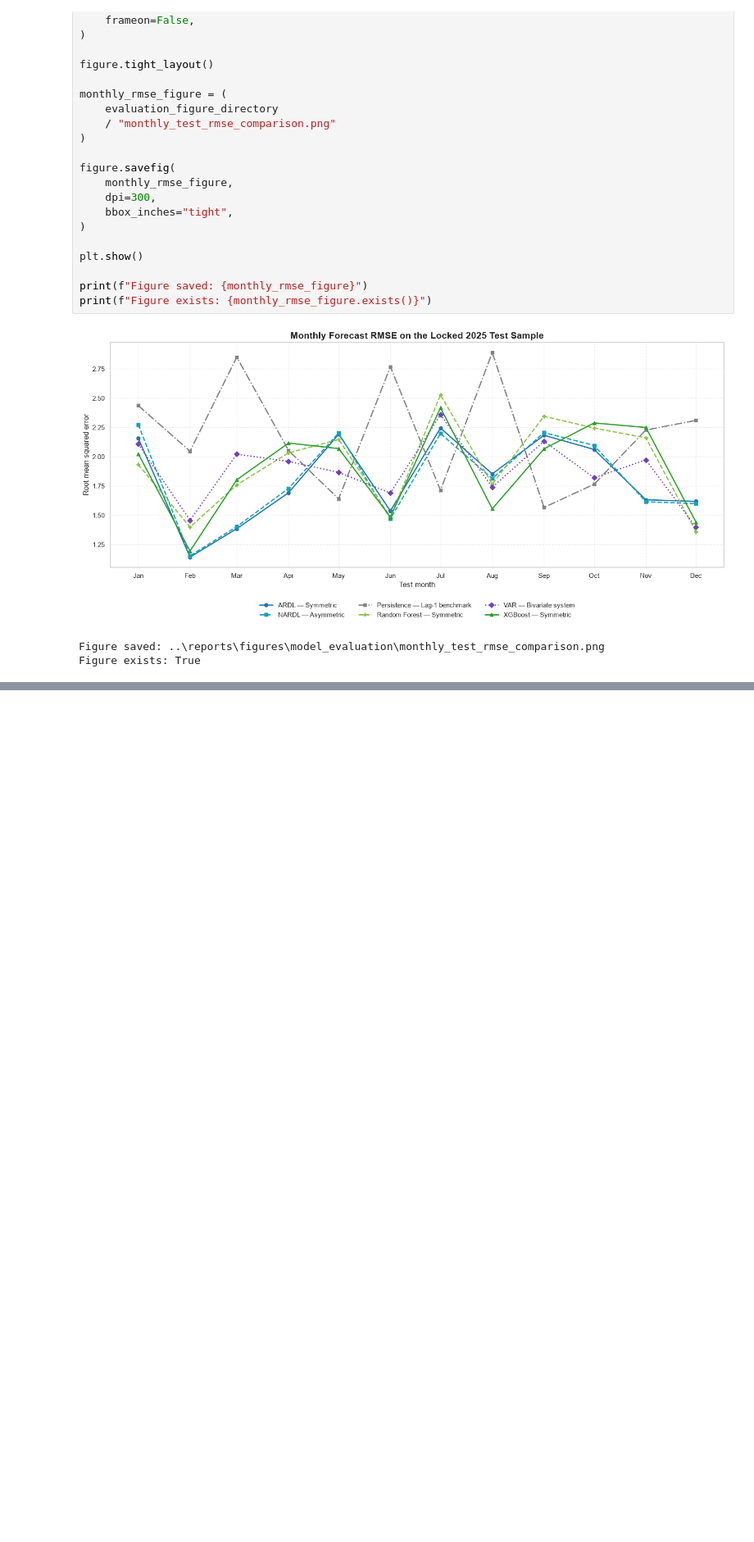
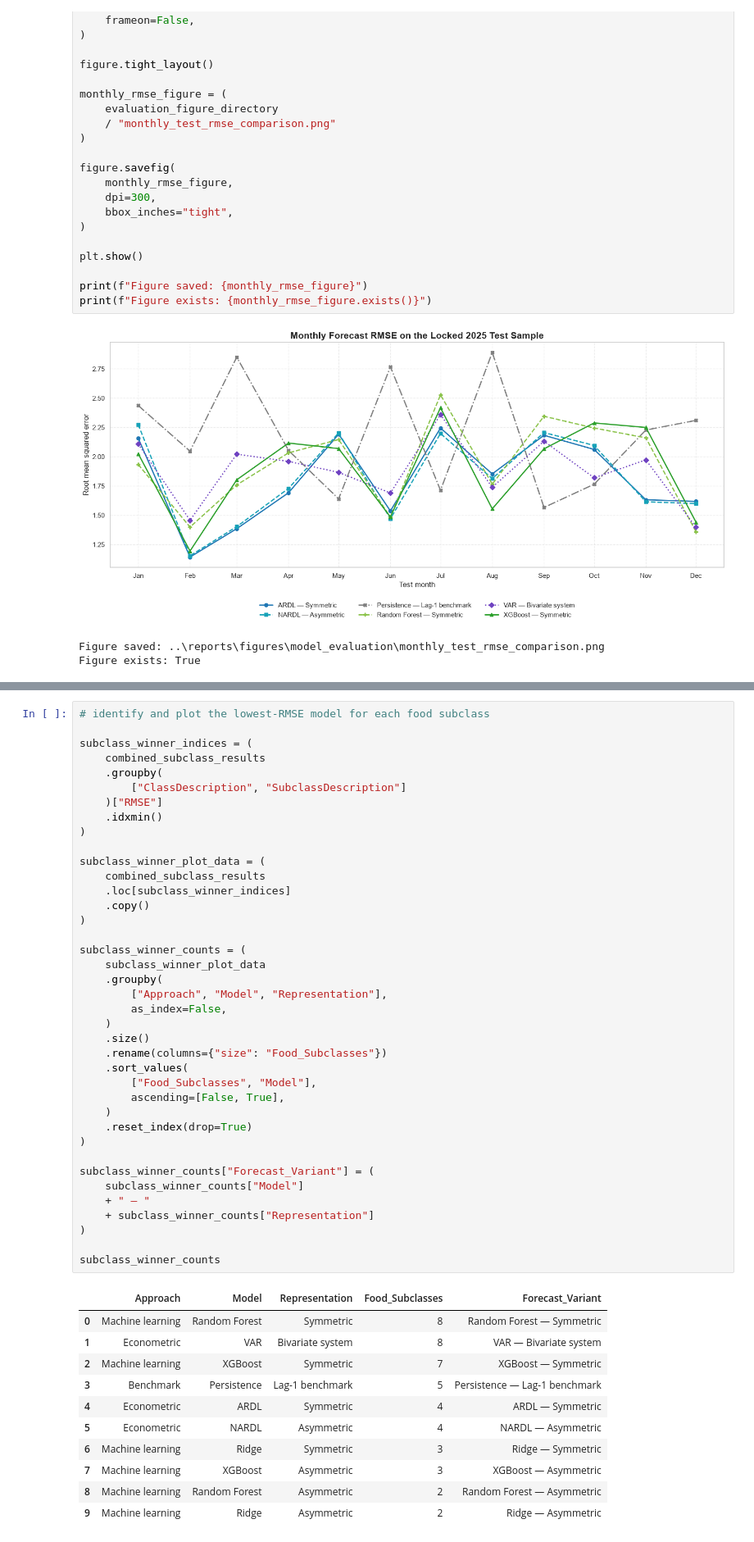
Before and after one commit to MasindiManaga/ERPT_ML_Research, a Jupyter notebook: notebooks/09_Machine_Learning_Evaluation_and_Comparison.ipynb, the cells around one changed output, grey strips where cells are left out. Shown at 82% size. Drawn from its saved outputs; the diff is of its cells as text; blank space fills up the shorter version.

```diff
--- a/notebooks/09_Machine_Learning_Evaluation_and_Comparison.ipynb
+++ b/notebooks/09_Machine_Learning_Evaluation_and_Comparison.ipynb
@@ -3580,0 +3735,51 @@ Figure exists: True
+# %%
+# identify and plot the lowest-RMSE model for each food subclass
+
+subclass_winner_indices = (
+    combined_subclass_results
+    .groupby(
+        ["ClassDescription", "SubclassDescription"]
+    )["RMSE"]
+    .idxmin()
+)
+
+subclass_winner_plot_data = (
+    combined_subclass_results
+    .loc[subclass_winner_indices]
+    .copy()
+)
+
+subclass_winner_counts = (
+    subclass_winner_plot_data
+    .groupby(
+        ["Approach", "Model", "Representation"],
+        as_index=False,
+    )
+    .size()
+    .rename(columns={"size": "Food_Subclasses"})
+    .sort_values(
+        ["Food_Subclasses", "Model"],
+        ascending=[False, True],
+    )
+    .reset_index(drop=True)
+)
+
+subclass_winner_counts["Forecast_Variant"] = (
+    subclass_winner_counts["Model"]
+    + " — "
+    + subclass_winner_counts["Representation"]
+)
+
+subclass_winner_counts
+# %% [output]
+|  | Approach | Model | Representation | Food_Subclasses | Forecast_Variant |
+| 0 | Machine learning | Random Forest | Symmetric | 8 | Random Forest — Symmetric |
+| 1 | Econometric | VAR | Bivariate system | 8 | VAR — Bivariate system |
+| 2 | Machine learning | XGBoost | Symmetric | 7 | XGBoost — Symmetric |
+| 3 | Benchmark | Persistence | Lag-1 benchmark | 5 | Persistence — Lag-1 benchmark |
+| 4 | Econometric | ARDL | Symmetric | 4 | ARDL — Symmetric |
+| 5 | Econometric | NARDL | Asymmetric | 4 | NARDL — Asymmetric |
+| 6 | Machine learning | Ridge | Symmetric | 3 | Ridge — Symmetric |
+| 7 | Machine learning | XGBoost | Asymmetric | 3 | XGBoost — Asymmetric |
+| 8 | Machine learning | Random Forest | Asymmetric | 2 | Random Forest — Asymmetric |
+| 9 | Machine learning | Ridge | Asymmetric | 2 | Ridge — Asymmetric |
```
Also changed, not shown: parts of 15 cells of this notebook, 20 other files.
